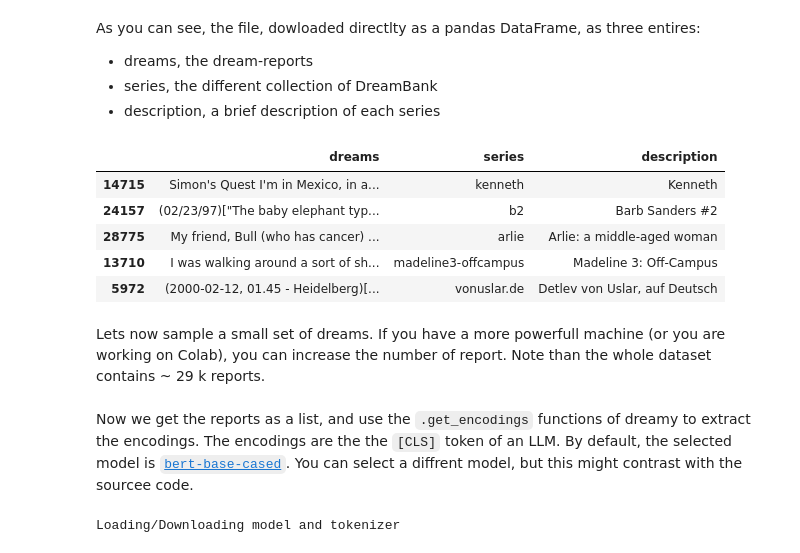
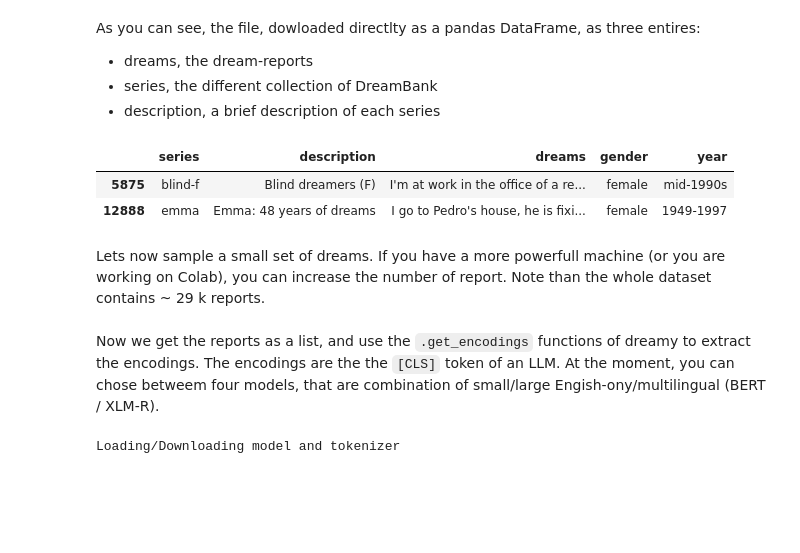
Before and after one commit to lorenzoscottb/DReAMy, a Jupyter notebook: tutorials/dreamy_start.ipynb, the cells around one changed output. Saved outputs shown, nothing was run; the diff lists cells and outputs as text; code cells hidden in the pictures; blank space fills up the shorter version.

```diff
--- a/tutorials/dreamy_start.ipynb
+++ b/tutorials/dreamy_start.ipynb
@@ -33,0 +31,3 @@ WARNING:datasets.builder:Found cached dataset parquet (/root/.cache/huggingface/
+# %%
+language   = "english" # choose between english/multi
+dream_bank = dreamy.get_HF_DreamBank(as_dataframe=True, language=language)
@@ -37,14 +41,11 @@ As you can see, the file, dowloaded directlty as a pandas DataFrame, as three en
 - series, the different collection of DreamBank
 - description, a brief description of each series
 # %%
-dream_bank.sample(5)
+dream_bank.sample(2)
 # %% [output]
-|  | dreams | series | description |
-| 14715 | Simon's Quest I'm in Mexico, in a... | kenneth | Kenneth |
-| 24157 | (02/23/97)["The baby elephant typ... | b2 | Barb Sanders #2 |
-| 28775 | My friend, Bull (who has cancer) ... | arlie | Arlie: a middle-aged woman |
-| 13710 | I was walking around a sort of sh... | madeline3-offcampus | Madeline 3: Off-Campus |
-| 5972 | (2000-02-12, 01.45 - Heidelberg)[... | vonuslar.de | Detlev von Uslar, auf Deutsch |
+|  | series | description | dreams | gender | year |
+| 5875 | blind-f | Blind dreamers (F) | I'm at work in the office of a re... | female | mid-1990s |
+| 12888 | emma | Emma: 48 years of dreams | I go to Pedro's house, he is fixi... | female | 1949-1997 |
 # %% [markdown]
 Lets now sample a small set of dreams. If you have a more powerfull machine (or you are working on Colab), you can increase the number of report. Note than the whole dataset contains ~ 29 k reports.
 # %%
@@ -52,3 +53,3 @@ n_samples = 10
 dream_sample = dream_bank.sample(n_samples).reset_index(drop=True)
 # %% [markdown]
-Now we get the reports as a list, and use the `.get_encodings` functions of dreamy to extract the encodings. The encodings are the the `[CLS]` token of an LLM. By default, the selected model is [`bert-base-cased`](https://huggingface.co/bert-base-cased). You can select a diffrent model, but this might contrast with the sourcee code.
+Now we get the reports as a list, and use the `.get_encodings` functions of dreamy to extract the encodings. The encodings are the the `[CLS]` token of an LLM. At the moment, you can chose betweem four models, that are combination of small/large Engish-ony/multilingual (BERT / XLM-R).
```
Also changed, not shown: parts of 15 cells of this notebook.
